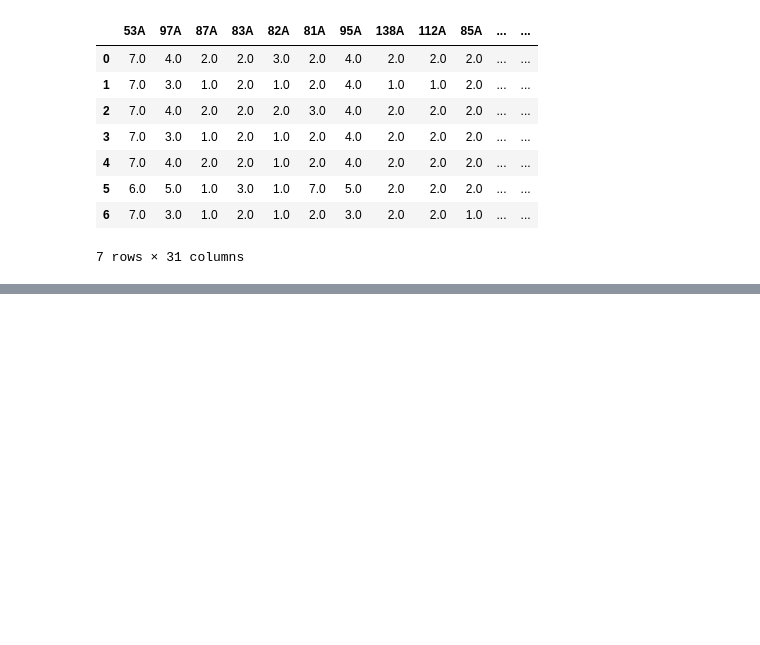
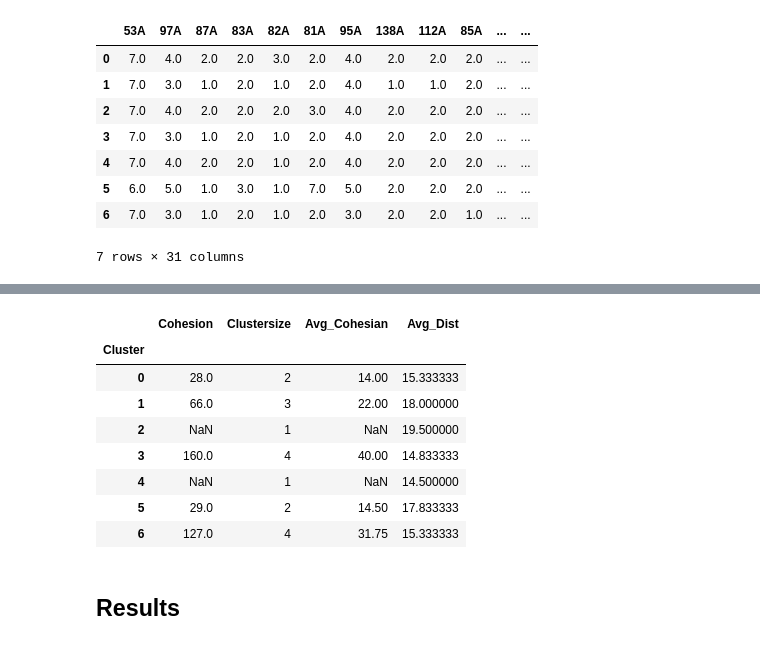
Before and after one commit to StefMiya/TL_Team5, a Jupyter notebook: learn.ipynb, the cells around one changed output, grey strips where cells are left out. Cells and saved outputs as stored; diff of their text form; code cells hidden in the pictures; blank space fills up the shorter version.

Commit message:
Fixed cohesion

```diff
--- a/learn.ipynb
+++ b/learn.ipynb
@@ -194,0 +225,5 @@ df_sepration
+# %%
+separation_per_centroid = df_cluster_distance.mean()
+df_separation = separation_per_centroid.to_frame(name='Avg_Dist')
+df_separation.index.names = ['Cluster']
+# df_separation
@@ -194,0 +234,14 @@ df_sepration
+# %%
+df_cohesion.join(df_separation, how='inner')
+# %% [output]
+|  | Cohesion | Clustersize | Avg_Cohesian | Avg_Dist |
+| Cluster |  |  |  |  |
+| 0 | 28.0 | 2 | 14.00 | 15.333333 |
+| 1 | 66.0 | 3 | 22.00 | 18.000000 |
+| 2 | NaN | 1 | NaN | 19.500000 |
+| 3 | 160.0 | 4 | 40.00 | 14.833333 |
+| 4 | NaN | 1 | NaN | 14.500000 |
+| 5 | 29.0 | 2 | 14.50 | 17.833333 |
+| 6 | 127.0 | 4 | 31.75 | 15.333333 |
+# %% [markdown]
+## Results
```
Also changed, not shown: parts of 12 cells of this notebook, 1 other file.
